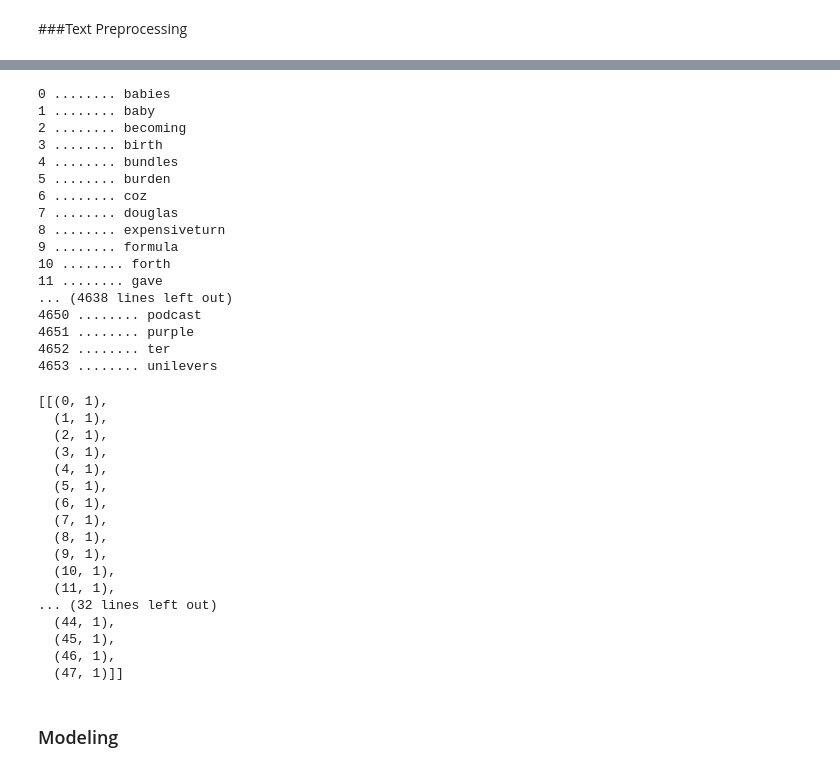
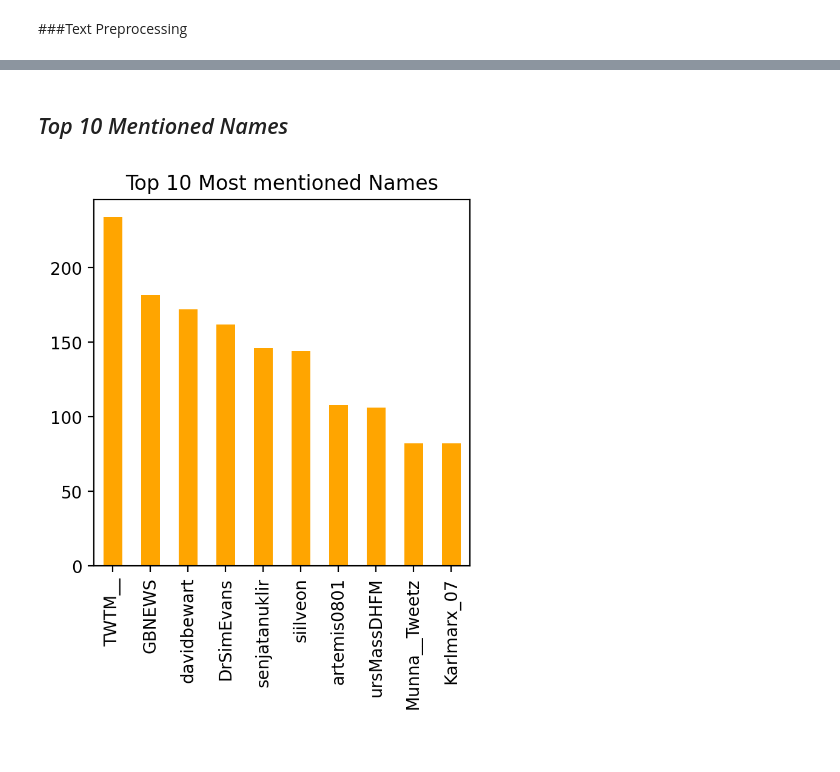
Before and after one commit to FidTCHANDO/Twitter-Data-Analysis, a Jupyter notebook: eda/EDA-Twitter.ipynb, the cells around one changed output, grey strips where cells are left out. Cells and saved outputs as stored; diff of their text form; code cells hidden in the pictures.

```diff
--- a/eda/EDA-Twitter.ipynb
+++ b/eda/EDA-Twitter.ipynb
@@ -314,23 +267,0 @@ word_list[:2]
-# %%
-#Create dictionary which contains Id and word
-word_to_id = corpora.Dictionary(word_list)
-for k, v in word_to_id.items():
-    print(k,"........",v)
-# %% [output]
-0 ........ babies
-1 ........ baby
-2 ........ becoming
-3 ........ birth
-4 ........ bundles
-5 ........ burden
-6 ........ coz
-7 ........ douglas
-8 ........ expensiveturn
-9 ........ formula
-10 ........ forth
-11 ........ gave
-... (4638 lines left out)
-4650 ........ podcast
-4651 ........ purple
-4652 ........ ter
-4653 ........ unilevers
@@ -339,22 +268,9 @@ corpus_1[:2] = [word_to_id.doc2bow(tweet) for tweet in word_list]
-# %%
-corpus_1[:2]
-# %% [output]
-[[(0, 1),
-  (1, 1),
-  (2, 1),
-  (3, 1),
-  (4, 1),
-  (5, 1),
-  (6, 1),
-  (7, 1),
-  (8, 1),
-  (9, 1),
-  (10, 1),
-  (11, 1),
-... (32 lines left out)
-  (44, 1),
-  (45, 1),
-  (46, 1),
-  (47, 1)]]
-# %% [markdown]
-### Modeling
+# %% [markdown]
+## *Top 10 Mentioned Names*
+# %%
+plt.figure(figsize=(4, 4), dpi=200)
+tweets.user_mentions.value_counts()[:10].plot(kind = "bar", color = "orange")
+plt.title("Top 10 Most mentioned Names")
+plt.show()
+# %% [output]
+[figure, added]
```
Also changed, not shown: parts of 10 cells of this notebook.
